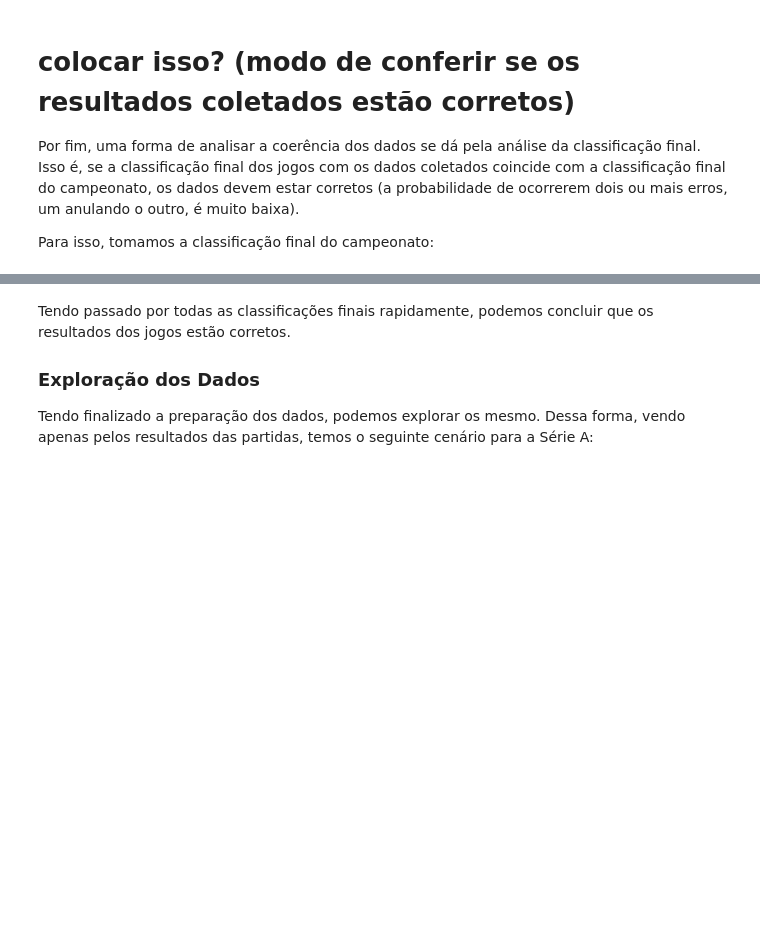
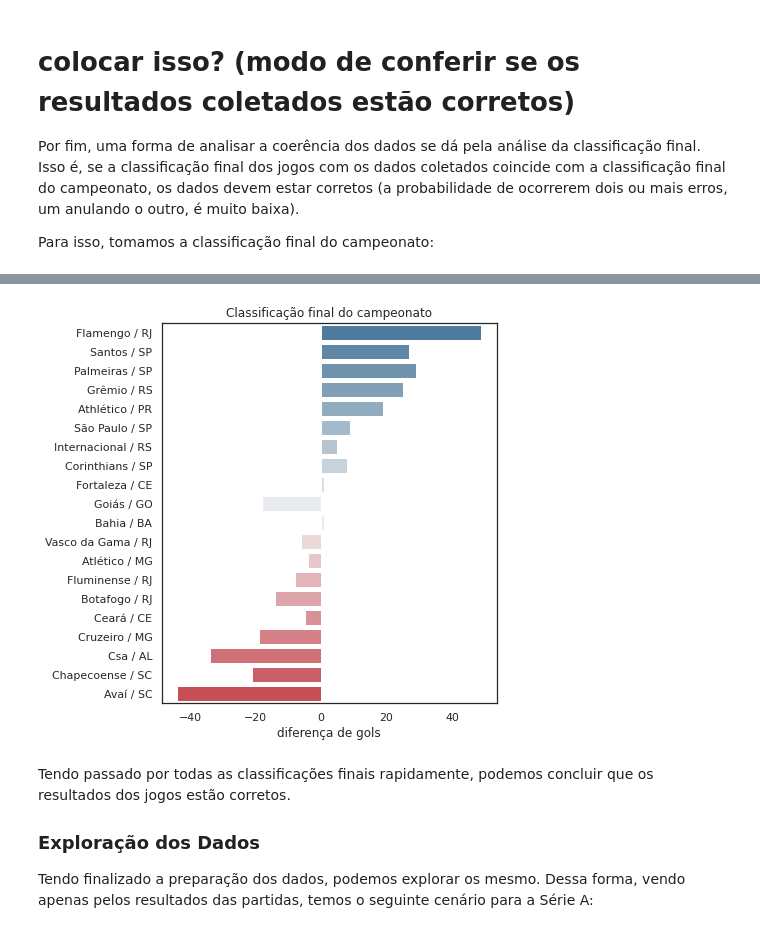
Before and after one commit to HannaRF/web-scraping, a Jupyter notebook: project.ipynb, the cells around one changed output, grey strips where cells are left out. Cells and saved outputs as stored; diff of their text form; code cells hidden in the pictures; blank space fills up the shorter version.

```diff
--- a/project.ipynb
+++ b/project.ipynb
@@ -1122,6 +1136,15 @@ table
 | Csa / AL | 32 | 38 | 8 | 8 | 22 | 24 | 58 | -34 |
 | Chapecoense / SC | 32 | 38 | 7 | 11 | 20 | 31 | 52 | -21 |
 | Avaí / SC | 20 | 38 | 3 | 11 | 24 | 18 | 62 | -44 |
+# %%
+plt.figure(figsize=(6,7))
+sns.barplot(x="goal difference",y=table.index , data=table,
+            palette=sns.diverging_palette(240, 10, n=20))
+plt.title("Classificação final do campeonato")
+plt.xlabel("diferença de gols")
+plt.show()
+# %% [output]
+[figure, added]
 # %% [markdown]
 Tendo passado por todas as classificações finais rapidamente, podemos concluir que os resultados dos jogos estão corretos.
 
```
Also changed, not shown: parts of 6 cells of this notebook.
